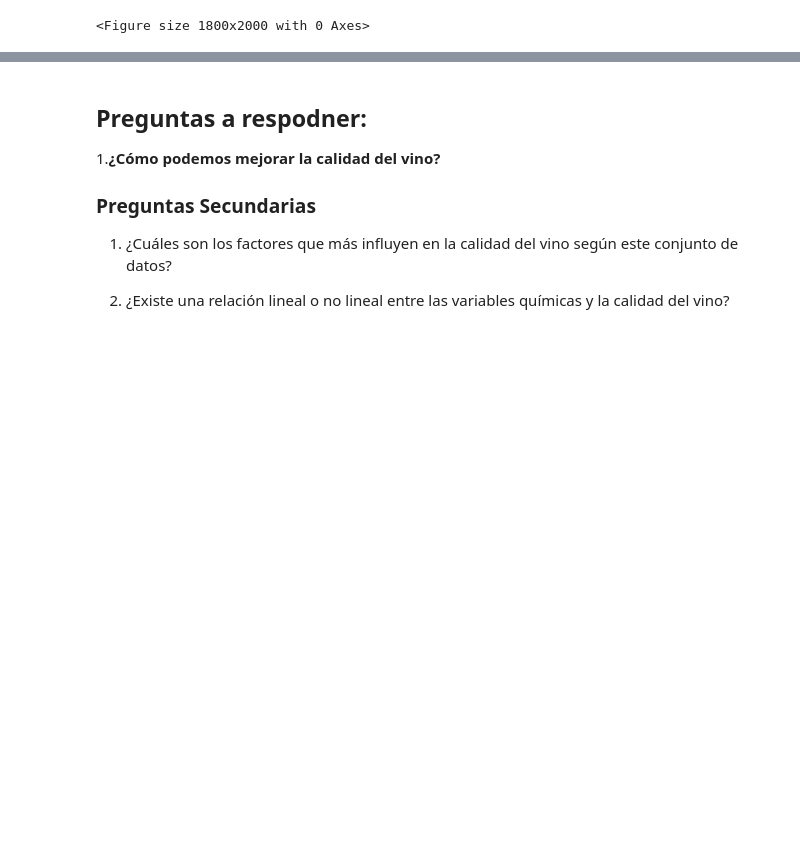
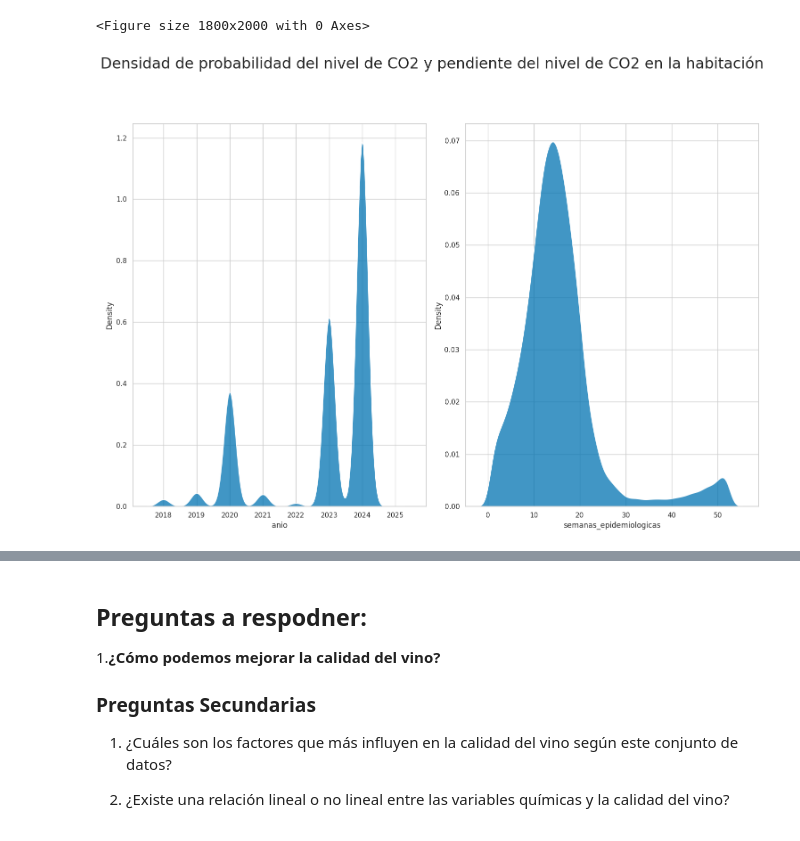
Before and after one commit to migue212852/SistemaSalud, a Jupyter notebook: Análisis_Casos_de_Dengue_en_Arg.ipynb, the cells around one changed output, grey strips where cells are left out. Saved outputs shown, nothing was run; the diff lists cells and outputs as text; code cells hidden in the pictures; blank space fills up the shorter version.

```diff
--- a/Análisis_Casos_de_Dengue_en_Arg.ipynb
+++ b/Análisis_Casos_de_Dengue_en_Arg.ipynb
@@ -274,3 +279,11 @@ fig.tight_layout(pad=1.0)
 # %% [output]
 TypeError: can only concatenate str (not "int") to str
 <Figure size 1800x2000 with 0 Axes>
+# %%
+f, axs = plt.subplots(1, 2, figsize=(15, 10), gridspec_kw=dict(width_ratios=[1, 1]))
+f.suptitle('Densidad de probabilidad del nivel de CO2 y pendiente del nivel de CO2 en la habitación', fontsize=24, y=1.08)
+sns.kdeplot(data=df, x="anio", multiple="stack", ax=axs[0])
+sns.kdeplot(data=df, x="semanas_epidemiologicas", multiple="stack", ax=axs[1])
+f.tight_layout()
+# %% [output]
+[figure, added]
```
Also changed, not shown: parts of 3 cells of this notebook.
